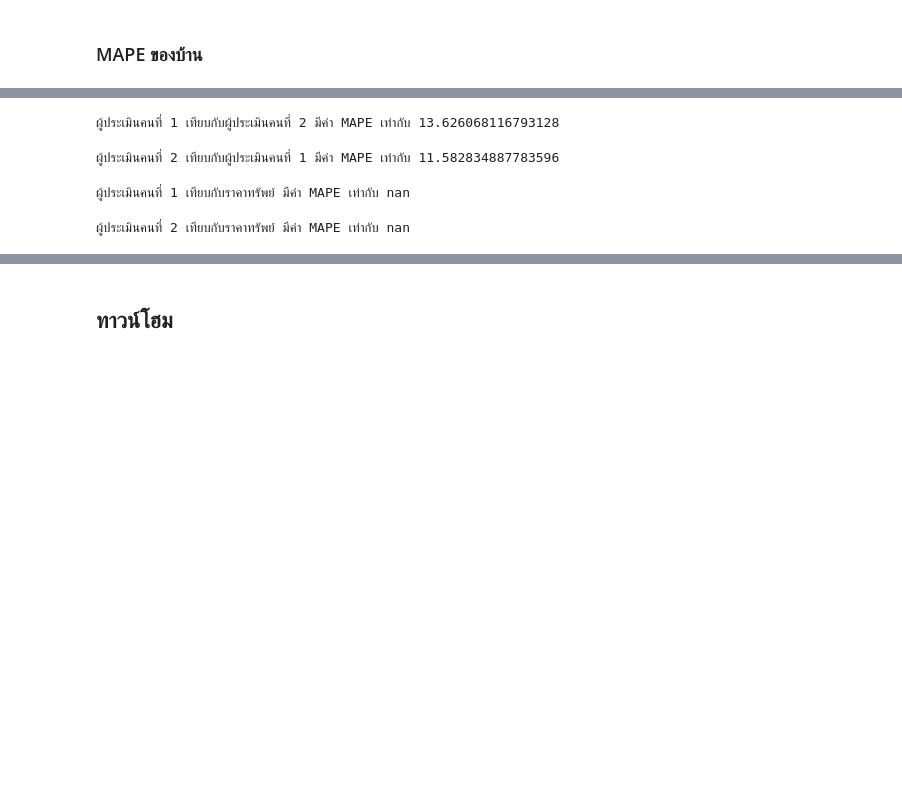
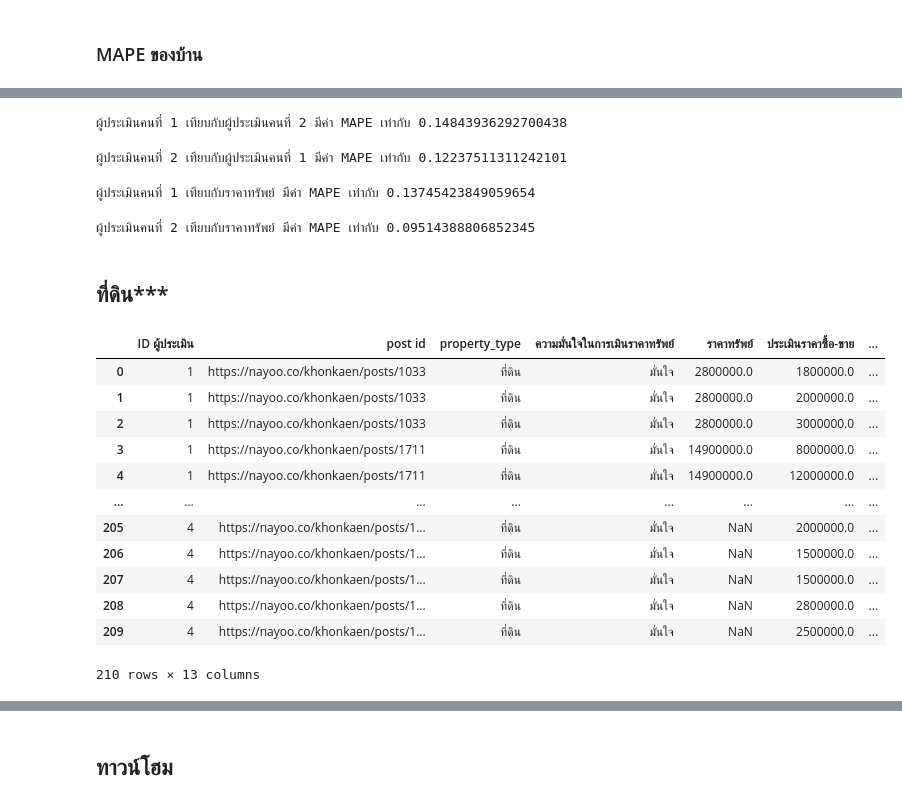
Before and after one commit to Suriya6744/bsc_dpdm22, a Jupyter notebook: [dataprep1]property_estimator_new.ipynb, the cells around one changed output, grey strips where cells are left out. Cells and saved outputs as stored; diff of their text form; code cells hidden in the pictures; blank space fills up the shorter version.

```diff
--- a/[dataprep1]property_estimator_new.ipynb
+++ b/[dataprep1]property_estimator_new.ipynb
@@ -211,20 +213,38 @@ print(f'ราคาทรัพย์เทียบกับผู้ประ
 # %%
-mh3 = mape(pred1_h, pred2_h)
+mh3 = mean_absolute_percentage_error(pred1_h, pred2_h)
 print(f'ผู้ประเมินคนที่ 1 เทียบกับผู้ประเมินคนที่ 2 มีค่า MAPE เท่ากับ {mh3}')
 # %% [output]
-ผู้ประเมินคนที่ 1 เทียบกับผู้ประเมินคนที่ 2 มีค่า MAPE เท่ากับ 13.626068116793128
+ผู้ประเมินคนที่ 1 เทียบกับผู้ประเมินคนที่ 2 มีค่า MAPE เท่ากับ 0.14843936292700438
 # %%
-mh4 = mape(pred2_h, pred1_h)
+mh4 = mean_absolute_percentage_error(pred2_h, pred1_h)
 print(f'ผู้ประเมินคนที่ 2 เทียบกับผู้ประเมินคนที่ 1 มีค่า MAPE เท่ากับ {mh4}')
 # %% [output]
-ผู้ประเมินคนที่ 2 เทียบกับผู้ประเมินคนที่ 1 มีค่า MAPE เท่ากับ 11.582834887783596
+ผู้ประเมินคนที่ 2 เทียบกับผู้ประเมินคนที่ 1 มีค่า MAPE เท่ากับ 0.12237511311242101
 # %%
-mh5 = mape(pred1_h, actual_h)
+mh5 = mean_absolute_percentage_error(pred1_h, actual_h)
 print(f'ผู้ประเมินคนที่ 1 เทียบกับราคาทรัพย์ มีค่า MAPE เท่ากับ {mh5}')
 # %% [output]
-ผู้ประเมินคนที่ 1 เทียบกับราคาทรัพย์ มีค่า MAPE เท่ากับ nan
+ผู้ประเมินคนที่ 1 เทียบกับราคาทรัพย์ มีค่า MAPE เท่ากับ 0.13745423849059654
 # %%
-mh6 = mape(pred2_h, actual_h)
+mh6 = mean_absolute_percentage_error(pred2_h, actual_h)
 print(f'ผู้ประเมินคนที่ 2 เทียบกับราคาทรัพย์ มีค่า MAPE เท่ากับ {mh6}')
 # %% [output]
-ผู้ประเมินคนที่ 2 เทียบกับราคาทรัพย์ มีค่า MAPE เท่ากับ nan
+ผู้ประเมินคนที่ 2 เทียบกับราคาทรัพย์ มีค่า MAPE เท่ากับ 0.09514388806852345
+# %% [markdown]
+## ที่ดิน***
+# %%
+df2
+# %% [output]
+|  | ID ผู้ประเมิน | post id | property_type | ความมั่นใจในการเมินราคาทรัพย์ | ราคาทรัพย์ | ประเมินราคาซื้อ-ขาย | ... |
+| 0 | 1 | https://nayoo.co/khonkaen/posts/1033 | ที่ดิน | มั่นใจ | 2800000.0 | 1800000.0 | ... |
+| 1 | 1 | https://nayoo.co/khonkaen/posts/1033 | ที่ดิน | มั่นใจ | 2800000.0 | 2000000.0 | ... |
+| 2 | 1 | https://nayoo.co/khonkaen/posts/1033 | ที่ดิน | มั่นใจ | 2800000.0 | 3000000.0 | ... |
+| 3 | 1 | https://nayoo.co/khonkaen/posts/1711 | ที่ดิน | มั่นใจ | 14900000.0 | 8000000.0 | ... |
+| 4 | 1 | https://nayoo.co/khonkaen/posts/1711 | ที่ดิน | มั่นใจ | 14900000.0 | 12000000.0 | ... |
+| ... | ... | ... | ... | ... | ... | ... | ... |
+| 205 | 4 | https://nayoo.co/khonkaen/posts/1... | ที่ดิน | มั่นใจ | NaN | 2000000.0 | ... |
+| 206 | 4 | https://nayoo.co/khonkaen/posts/1... | ที่ดิน | มั่นใจ | NaN | 1500000.0 | ... |
+| 207 | 4 | https://nayoo.co/khonkaen/posts/1... | ที่ดิน | มั่นใจ | NaN | 1500000.0 | ... |
+| 208 | 4 | https://nayoo.co/khonkaen/posts/1... | ที่ดิน | มั่นใจ | NaN | 2800000.0 | ... |
+| 209 | 4 | https://nayoo.co/khonkaen/posts/1... | ที่ดิน | มั่นใจ | NaN | 2500000.0 | ... |
+210 rows × 13 columns
```
Also changed, not shown: parts of 22 cells of this notebook.
